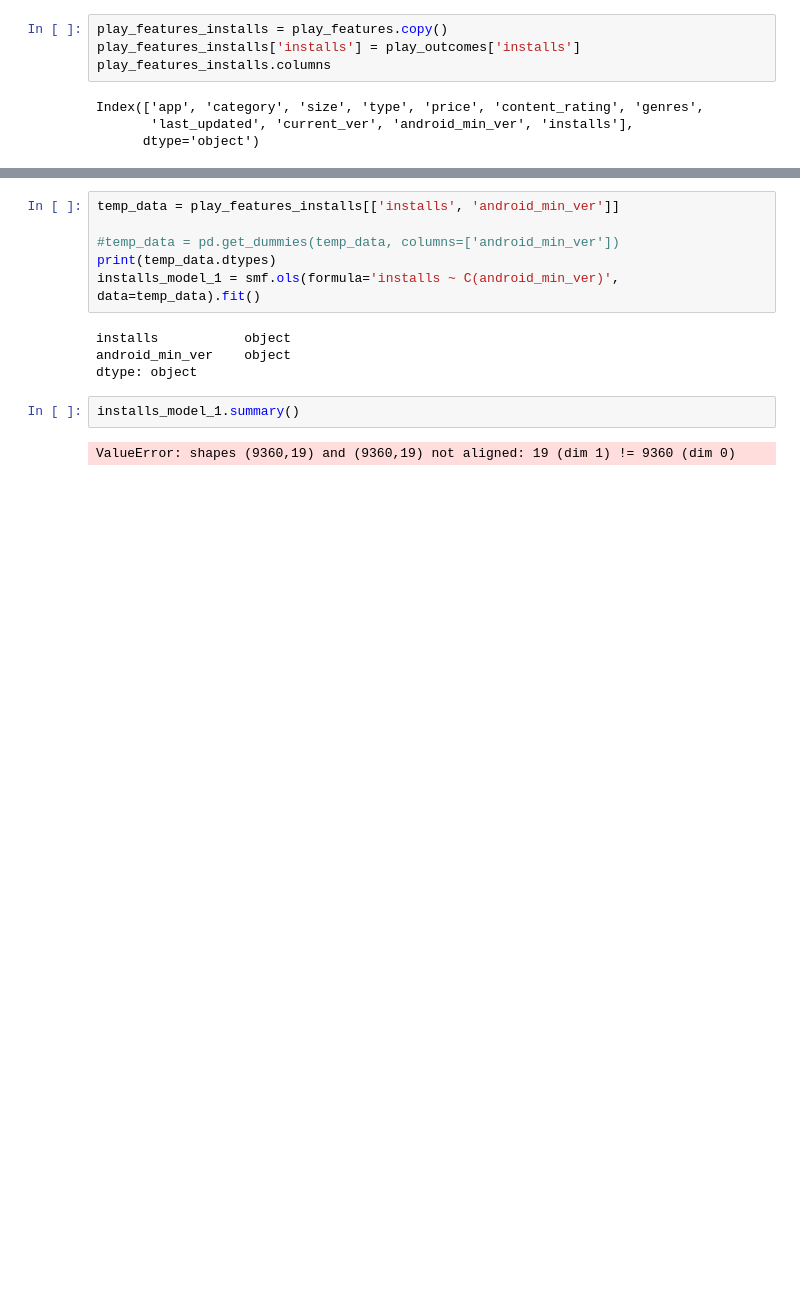
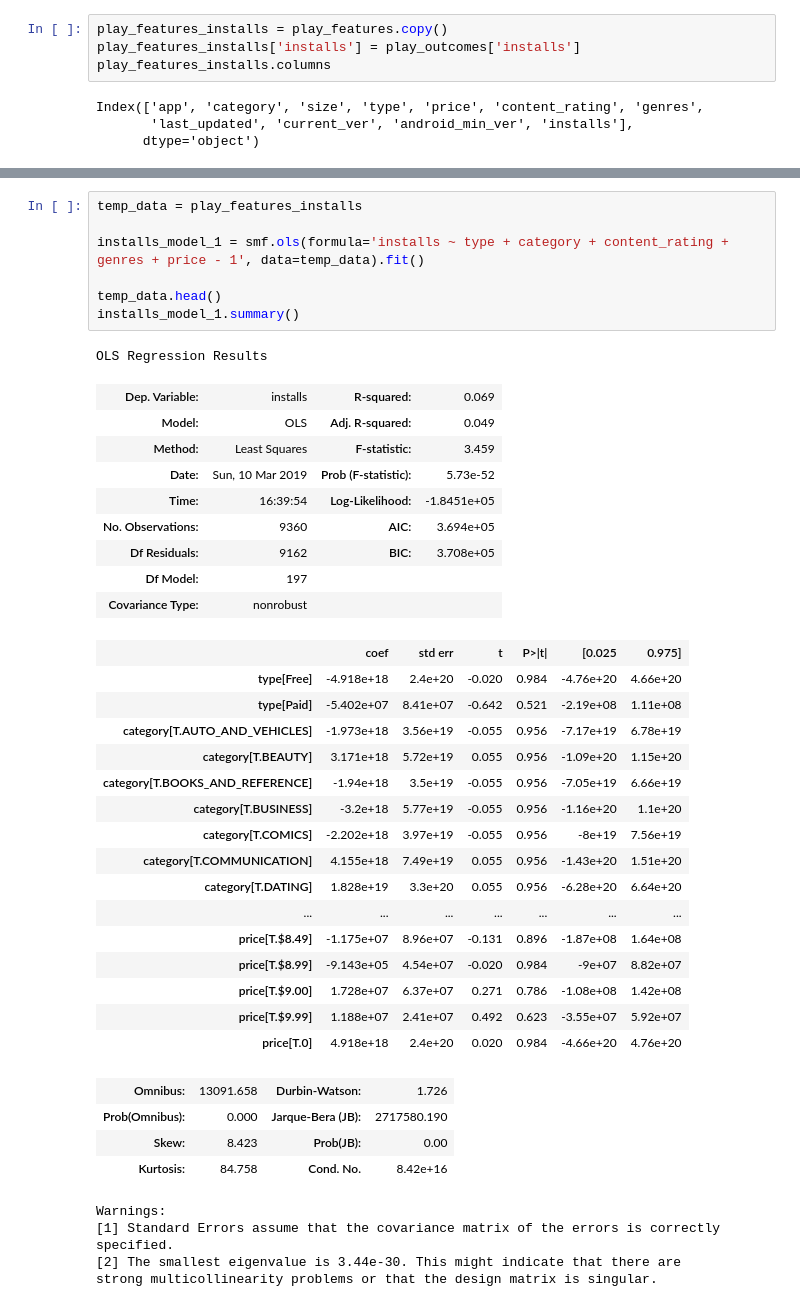
Before and after one commit to DanielColinaCuartin/INFO370-Final-Projects, a Jupyter notebook: pierce_workspace.ipynb, the cells around one changed output, grey strips where cells are left out. Drawn from its saved outputs; the diff is of its cells as text; blank space fills up the shorter version.

```diff
--- a/pierce_workspace.ipynb
+++ b/pierce_workspace.ipynb
@@ -114,14 +153,42 @@ play_features_installs.head(1)
 # %%
-temp_data = play_features_installs[['installs', 'android_min_ver']]
+temp_data = play_features_installs
 
-#temp_data = pd.get_dummies(temp_data, columns=['android_min_ver'])
-print(temp_data.dtypes)
-installs_model_1 = smf.ols(formula='installs ~ C(android_min_ver)', data=temp_data).fit()
+installs_model_1 = smf.ols(formula='installs ~ type + category + content_rating + genres + price - 1', data=temp_data).fit()
+
+temp_data.head()
+installs_model_1.summary()
 # %% [output]
-installs           object
-android_min_ver    object
-dtype: object
+OLS Regression Results
+| Dep. Variable: | installs | R-squared: | 0.069 |
+| Model: | OLS | Adj. R-squared: | 0.049 |
+| Method: | Least Squares | F-statistic: | 3.459 |
+| Date: | Sun, 10 Mar 2019 | Prob (F-statistic): | 5.73e-52 |
+| Time: | 16:39:54 | Log-Likelihood: | -1.8451e+05 |
+| No. Observations: | 9360 | AIC: | 3.694e+05 |
+| Df Residuals: | 9162 | BIC: | 3.708e+05 |
+| Df Model: | 197 |  |  |
+| Covariance Type: | nonrobust |  |  |
+|  | coef | std err | t | P>|t| | [0.025 | 0.975] |
+| type[Free] | -4.918e+18 | 2.4e+20 | -0.020 | 0.984 | -4.76e+20 | 4.66e+20 |
+| type[Paid] | -5.402e+07 | 8.41e+07 | -0.642 | 0.521 | -2.19e+08 | 1.11e+08 |
+| category[T.AUTO_AND_VEHICLES] | -1.973e+18 | 3.56e+19 | -0.055 | 0.956 | -7.17e+19 | 6.78e+19 |
+| category[T.BEAUTY] | 3.171e+18 | 5.72e+19 | 0.055 | 0.956 | -1.09e+20 | 1.15e+20 |
+| category[T.BOOKS_AND_REFERENCE] | -1.94e+18 | 3.5e+19 | -0.055 | 0.956 | -7.05e+19 | 6.66e+19 |
+| category[T.BUSINESS] | -3.2e+18 | 5.77e+19 | -0.055 | 0.956 | -1.16e+20 | 1.1e+20 |
+| category[T.COMICS] | -2.202e+18 | 3.97e+19 | -0.055 | 0.956 | -8e+19 | 7.56e+19 |
+| category[T.COMMUNICATION] | 4.155e+18 | 7.49e+19 | 0.055 | 0.956 | -1.43e+20 | 1.51e+20 |
+| category[T.DATING] | 1.828e+19 | 3.3e+20 | 0.055 | 0.956 | -6.28e+20 | 6.64e+20 |
+| ... | ... | ... | ... | ... | ... | ... |
+| price[T.$8.49] | -1.175e+07 | 8.96e+07 | -0.131 | 0.896 | -1.87e+08 | 1.64e+08 |
+| price[T.$8.99] | -9.143e+05 | 4.54e+07 | -0.020 | 0.984 | -9e+07 | 8.82e+07 |
+| price[T.$9.00] | 1.728e+07 | 6.37e+07 | 0.271 | 0.786 | -1.08e+08 | 1.42e+08 |
+| price[T.$9.99] | 1.188e+07 | 2.41e+07 | 0.492 | 0.623 | -3.55e+07 | 5.92e+07 |
+| price[T.0] | 4.918e+18 | 2.4e+20 | 0.020 | 0.984 | -4.66e+20 | 4.76e+20 |
+| Omnibus: | 13091.658 | Durbin-Watson: | 1.726 |
+| Prob(Omnibus): | 0.000 | Jarque-Bera (JB): | 2717580.190 |
+| Skew: | 8.423 | Prob(JB): | 0.00 |
+| Kurtosis: | 84.758 | Cond. No. | 8.42e+16 |
+Warnings:
+[1] Standard Errors assume that the covariance matrix of the errors is correctly specified.
+[2] The smallest eigenvalue is 3.44e-30. This might indicate that there are
+strong multicollinearity problems or that the design matrix is singular.
-# %%
-installs_model_1.summary()
-# %% [output]
-ValueError: shapes (9360,19) and (9360,19) not aligned: 19 (dim 1) != 9360 (dim 0)
```
Also changed, not shown: parts of 21 cells of this notebook, 2 other files.
